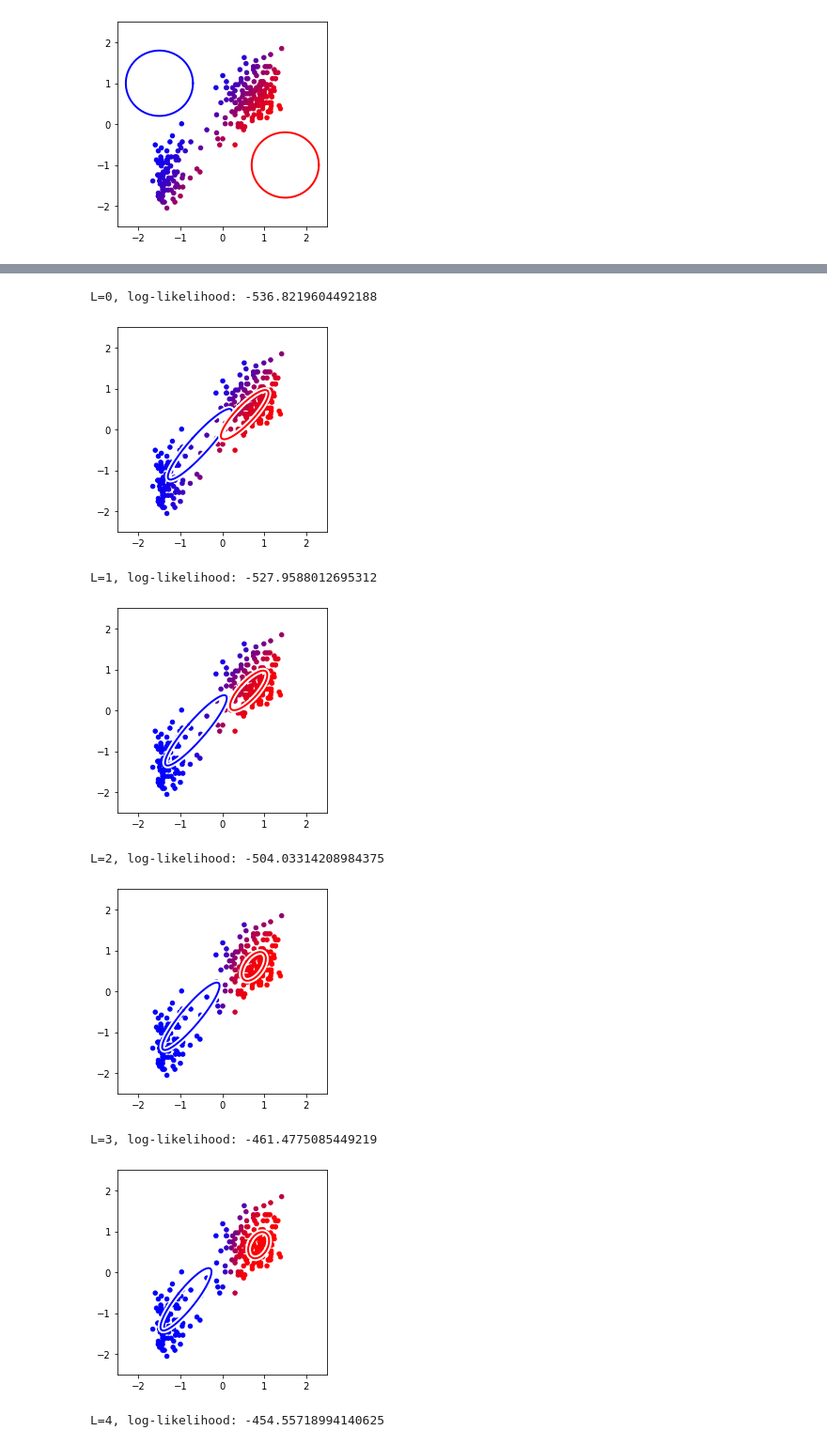
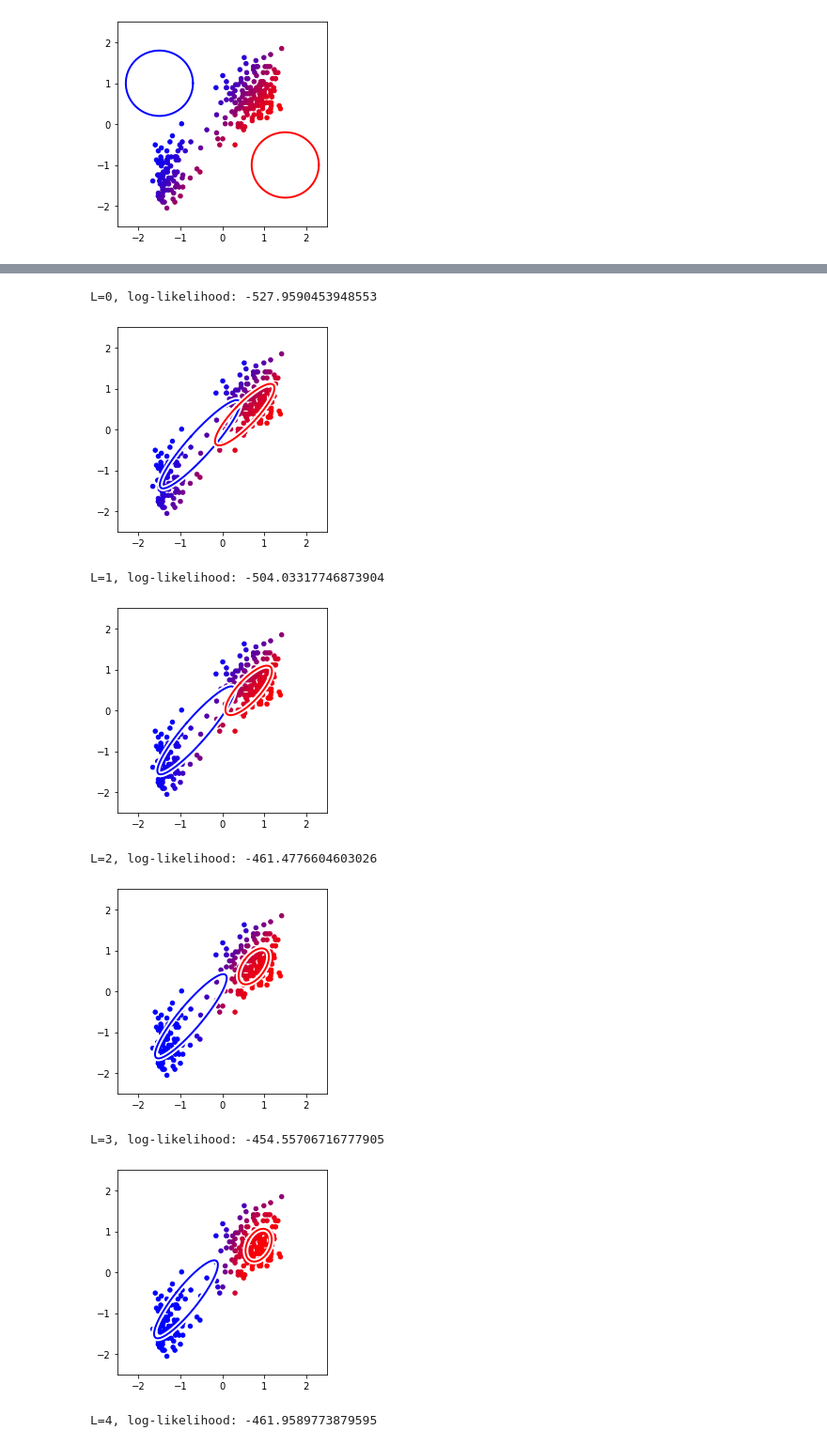
Before and after one commit to bt22dr/PRML, a Jupyter notebook: PRML_chapter_9.ipynb, the cells around one changed output, grey strips where cells are left out. Shown at 94% size. Cells and saved outputs as stored; diff of their text form; code cells hidden in the pictures.

```diff
--- a/PRML_chapter_9.ipynb
+++ b/PRML_chapter_9.ipynb
@@ -349,7 +348,7 @@ def gauss_ellipse_2d(centroid, ccov, sdwidth=1, points=100):
 N = len(faithful_data)
 K = 2
 
-mu  = tf.constant([[-1.5, 1],[1.5,-1]], dtype=tf.float32)
+mu  = tf.constant([[-1.5, 1], [1.5,-1]], dtype=tf.float64)
 cov = tf.constant([[[1.0, 0.0], [0.0, 1.0]],
                    [[1.0, 0.0], [0.0, 1.0]]])
-pi = tf.ones([K,], tf.float32)/K
+pi = tf.ones([K,], tf.float64)/K
@@ -397,12 +410,12 @@ def update_mu(X, responsibility, K):
   for n, xn in enumerate(X):
     mu_k = []
     for k in range(K):
-      mu_k.append(responsibility[n][k].numpy() * xn)
+      mu_k.append(responsibility[n][k] * xn)
     mu.append(mu_k)
   mu = tf.reduce_sum(tf.stack(mu), axis=0)
 
-  Nk = tf.reduce_sum(responsibility, axis=0) # eq. 9.18
-  mu = mu/Nk.numpy() # eq. 9.17
+  Nk = tf.reduce_sum(responsibility, axis=0) # (eq. 9.18)
+  mu = mu/Nk # eq. 9.17
   return mu
 
 mu = update_mu(faithful_data, responsibility, K)
@@ -445,0 +427,20 @@ tf.Tensor(
+# %%
+def update_cov(X, mu, responsibility, K):
+  # (eq. 9.19)
+  Nk = tf.reduce_sum(responsibility, axis=0) # (eq. 9.18)
+  cov = []
+  for k in range(K):
+    cov_k = []
+    for n, xn in enumerate(faithful_data):
+      res = tf.reshape(xn - mu[k], [-1,1])
+      gamma = responsibility[n][k]
+      cov_k.append(gamma * tf.matmul(res,  tf.transpose(res)))
+    cov_k = tf.stack(cov_k)
+    cov_k = tf.reduce_sum(cov_k, axis=0)
+    cov_k = cov_k / Nk[k]
+    cov.append(cov_k)
+  cov = tf.stack(cov)
+  return cov
+
+cov = update_cov(faithful_data, mu, responsibility, K)
+print(cov)
@@ -457,5 +468,4 @@ tf.Tensor([0.49637902 0.50362104], shape=(2,), dtype=float32)
 # %%
-responsibility = responsibilities(faithful_data, mu, cov, pi, K)
 colors = tf.stack([responsibility[:,1], tf.zeros_like(responsibility[:,0]), responsibility[:,0]])
 colors = tf.transpose(colors)
 
@@ -463,7 +473,7 @@ plt.figure(figsize=(4,4)); plt.xlim(-2.5,2.5); plt.ylim(-2.5,2.5)
 plt.scatter(faithful_data[:,0], faithful_data[:,1], c=colors, s=20, marker="o")
 
 for i in range(K):
-  x1, x2 = gauss_ellipse_2d(mu[i], cov[i], 0.8)
+  x1, x2 = gauss_ellipse_2d(mu[i], cov[i])
   plt.plot(x1, x2, 'w', linewidth=6)
   plt.plot(x1, x2, ['b', 'r'][i], linewidth=2)
 # %% [output]
@@ -471,32 +481,34 @@ for i in range(K):
 # %%
-for i in range(5):
-  print("L={}, log-likelihood: {}".format(i, log_likelihood(faithful_data, pi, mu, cov)))
+for i in range(20):
+  responsibility = responsibilities(faithful_data, mu, cov, pi, K)
+
   mu = update_mu(faithful_data, responsibility, K)
-  cov = update_cov(faithful_data, responsibility, K)
+  cov = update_cov(faithful_data, mu, responsibility, K)
   pi = update_pi(N)
   # print(mu)
   # print(cov)
   # print(pi)
 
-  responsibility = responsibilities(faithful_data, mu, cov, pi, K)
+  print("L={}, log-likelihood: {}".format(i, log_likelihood(faithful_data, pi, mu, cov)))
+
   colors = tf.stack([responsibility[:,1], tf.zeros_like(responsibility[:,0]), responsibility[:,0]])
   colors = tf.transpose(colors)
 
   plt.figure(figsize=(4,4)); plt.xlim(-2.5,2.5); plt.ylim(-2.5,2.5)
   plt.scatter(faithful_data[:,0], faithful_data[:,1], c=colors, s=20, marker="o")
 
   for i in range(K):
-    x1, x2 = gauss_ellipse_2d(mu[i], cov[i], 0.8)
+    x1, x2 = gauss_ellipse_2d(mu[i], cov[i])
     plt.plot(x1, x2, 'w', linewidth=6)
     plt.plot(x1, x2, ['b', 'r'][i], linewidth=2)
   plt.show()
 # %% [output]
-L=0, log-likelihood: -536.8219604492188
+L=0, log-likelihood: -527.9590453948553
-[figure, old version]
+[figure, new version]
-L=1, log-likelihood: -527.9588012695312
+L=1, log-likelihood: -504.03317746873904
-[figure, old version]
+[figure, new version]
-L=2, log-likelihood: -504.03314208984375
+L=2, log-likelihood: -461.4776604603026
-[figure, old version]
+[figure, new version]
-L=3, log-likelihood: -461.4775085449219
+L=3, log-likelihood: -454.55706716777905
-[figure, old version]
+[figure, new version]
-L=4, log-likelihood: -454.55718994140625
+L=4, log-likelihood: -461.9589773879595
```
Also changed, not shown: parts of 31 cells of this notebook.
